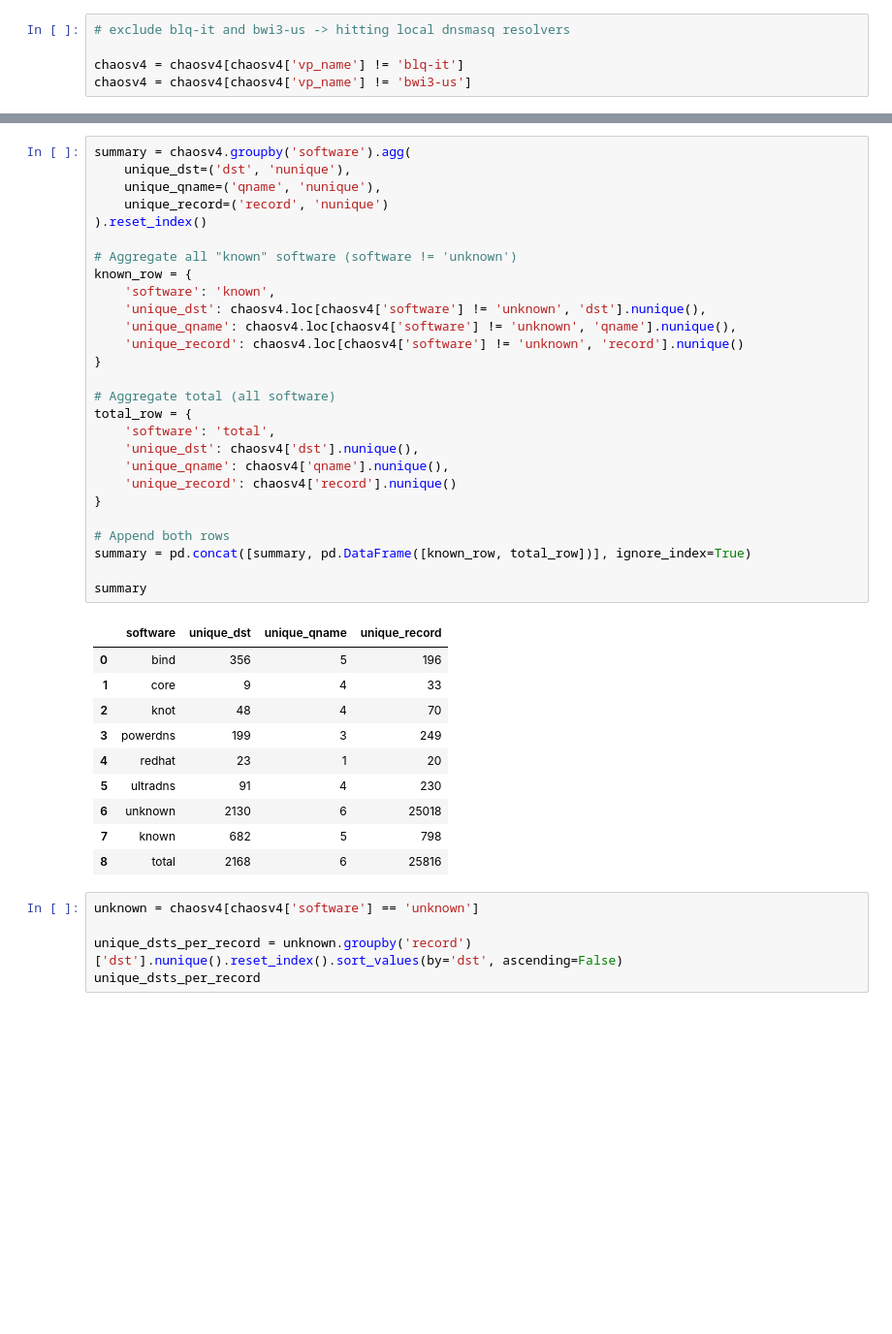
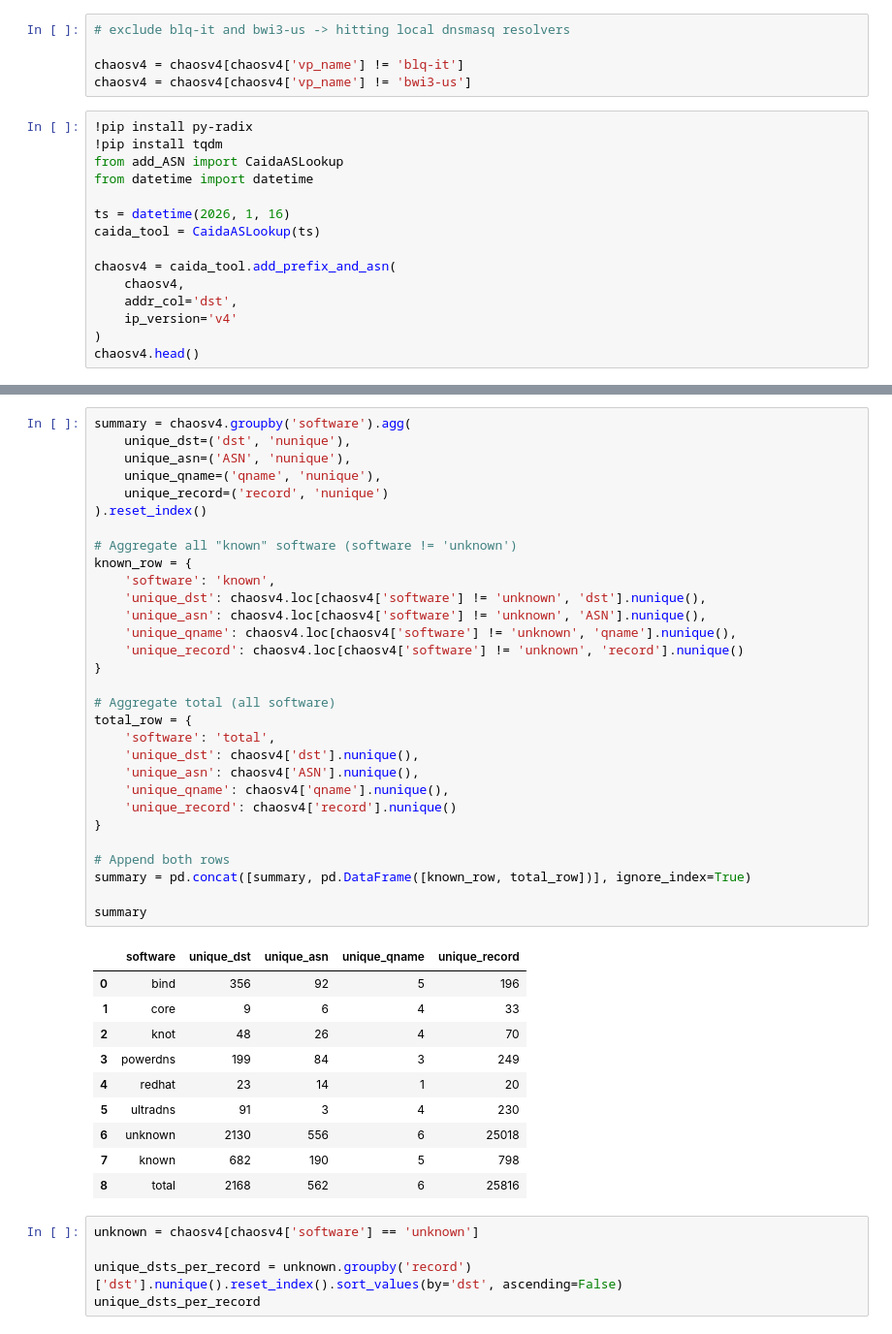
Before and after one commit to gustavoluvizotto/anycast-service-discovery, a Jupyter notebook: analysis/chaos.ipynb, the cells around one changed output, grey strips where cells are left out. Shown at 97% size. Saved outputs shown, nothing was run; the diff lists cells and outputs as text; blank space fills up the shorter version.

```diff
--- a/analysis/chaos.ipynb
+++ b/analysis/chaos.ipynb
@@ -367,3 +372,18 @@ vp_summary
 
 chaosv4 = chaosv4[chaosv4['vp_name'] != 'blq-it']
 chaosv4 = chaosv4[chaosv4['vp_name'] != 'bwi3-us']
+# %%
+!pip install py-radix
+!pip install tqdm
+from add_ASN import CaidaASLookup
+from datetime import datetime
+
+ts = datetime(2026, 1, 16)
+caida_tool = CaidaASLookup(ts)
+
+chaosv4 = caida_tool.add_prefix_and_asn(
+    chaosv4,
+    addr_col='dst',
+    ip_version='v4'
+)
+chaosv4.head()
@@ -370,41 +409,44 @@ chaosv4 = chaosv4[chaosv4['vp_name'] != 'bwi3-us']
 # %%
 summary = chaosv4.groupby('software').agg(
     unique_dst=('dst', 'nunique'),
+    unique_asn=('ASN', 'nunique'),
     unique_qname=('qname', 'nunique'),
     unique_record=('record', 'nunique')
 ).reset_index()
 
 # Aggregate all "known" software (software != 'unknown')
 known_row = {
     'software': 'known',
     'unique_dst': chaosv4.loc[chaosv4['software'] != 'unknown', 'dst'].nunique(),
+    'unique_asn': chaosv4.loc[chaosv4['software'] != 'unknown', 'ASN'].nunique(),
     'unique_qname': chaosv4.loc[chaosv4['software'] != 'unknown', 'qname'].nunique(),
     'unique_record': chaosv4.loc[chaosv4['software'] != 'unknown', 'record'].nunique()
 }
 
 # Aggregate total (all software)
 total_row = {
     'software': 'total',
     'unique_dst': chaosv4['dst'].nunique(),
+    'unique_asn': chaosv4['ASN'].nunique(),
     'unique_qname': chaosv4['qname'].nunique(),
     'unique_record': chaosv4['record'].nunique()
 }
 
 # Append both rows
 summary = pd.concat([summary, pd.DataFrame([known_row, total_row])], ignore_index=True)
 
 summary
 # %% [output]
-|  | software | unique_dst | unique_qname | unique_record |
-| 0 | bind | 356 | 5 | 196 |
-| 1 | core | 9 | 4 | 33 |
-| 2 | knot | 48 | 4 | 70 |
-| 3 | powerdns | 199 | 3 | 249 |
-| 4 | redhat | 23 | 1 | 20 |
-| 5 | ultradns | 91 | 4 | 230 |
-| 6 | unknown | 2130 | 6 | 25018 |
-| 7 | known | 682 | 5 | 798 |
-| 8 | total | 2168 | 6 | 25816 |
+|  | software | unique_dst | unique_asn | unique_qname | unique_record |
+| 0 | bind | 356 | 92 | 5 | 196 |
+| 1 | core | 9 | 6 | 4 | 33 |
+| 2 | knot | 48 | 26 | 4 | 70 |
+| 3 | powerdns | 199 | 84 | 3 | 249 |
+| 4 | redhat | 23 | 14 | 1 | 20 |
+| 5 | ultradns | 91 | 3 | 4 | 230 |
+| 6 | unknown | 2130 | 556 | 6 | 25018 |
+| 7 | known | 682 | 190 | 5 | 798 |
+| 8 | total | 2168 | 562 | 6 | 25816 |
 # %%
 unknown = chaosv4[chaosv4['software'] == 'unknown']
 
```
Also changed, not shown: parts of 9 cells of this notebook, 1 other file.
